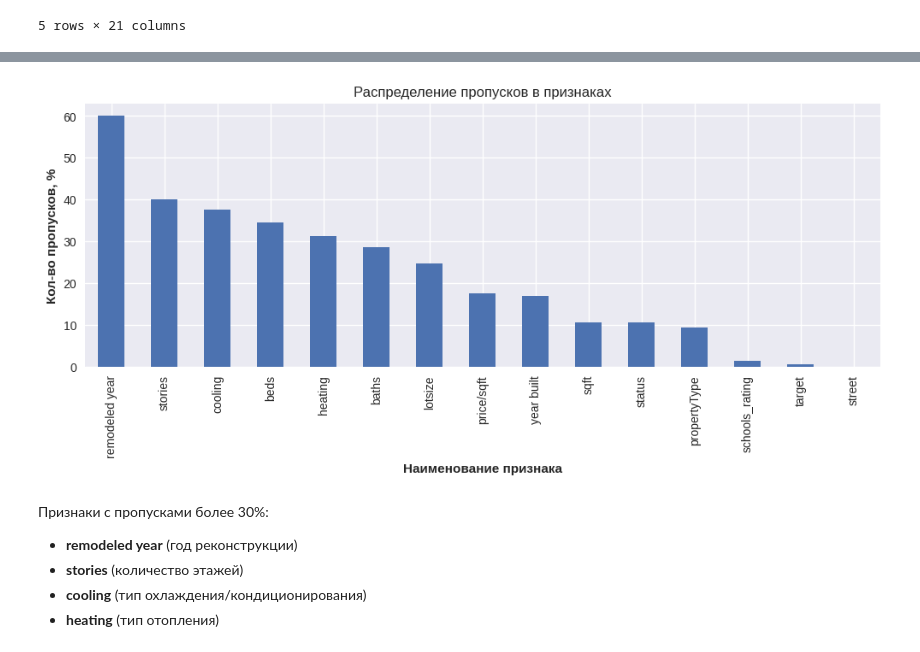
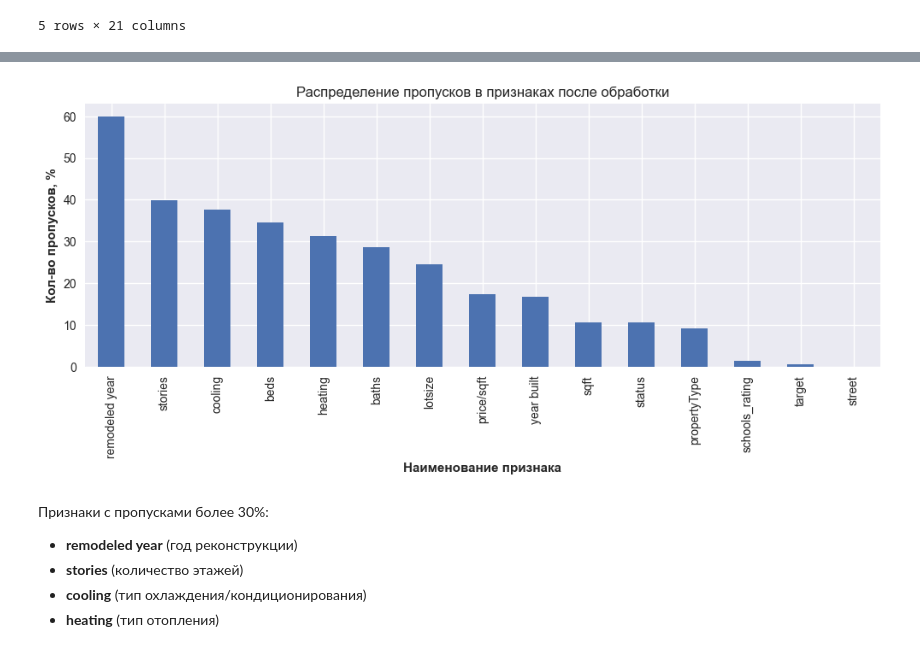
Before and after one commit to yamovan/datascience, a Jupyter notebook: final_project/Housing_cost.ipynb, the cells around one changed output, grey strips where cells are left out. Saved outputs shown, nothing was run; the diff lists cells and outputs as text; code cells hidden in the pictures.

```diff
--- a/final_project/Housing_cost.ipynb
+++ b/final_project/Housing_cost.ipynb
@@ -1348,7 +1342,7 @@ data_copy.to_csv('./DataScience/ready_data5.csv', index=False)
 ## 3. Работа с пропусками, дубликатами и выбросами
 # %%
 # чтение
-df = pd.read_csv('./DataScience/ready_data5.csv')
+df = pd.read_csv('data/ready_data.csv')
 df.head()
 # %% [output]
 |  | status | propertyType | street | baths | fireplace | city | sqft | zipcode | beds | state | ... |
@@ -1402,17 +1396,17 @@ target             0.565243
 street             0.000530
 dtype: float64
 # %%
-# визуализация пропущенных значений в признаках
+# визуализация пропущенных значений в признаках после обработки
 cols_with_null.plot(
     kind='bar',
     figsize=(12, 4),
-    title='Распределение пропусков в признаках',
+    title='Распределение пропусков в признаках после обработки',
     grid=True
 )
 plt.xlabel("Наименование признака", fontweight="bold")
 plt.ylabel("Кол-во пропусков, %", fontweight="bold");
 # %% [output]
-[figure, old version]
+[figure, new version]
 # %% [markdown]
 Признаки с пропусками более 30%:
 * **remodeled year** (год реконструкции)
```
Also changed, not shown: parts of 111 cells of this notebook.
